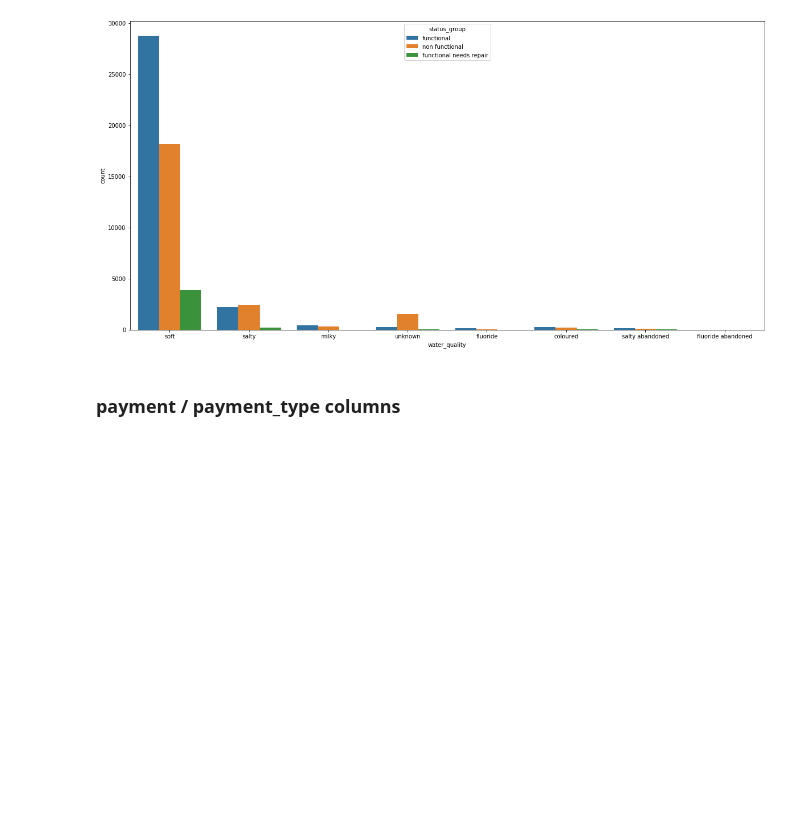
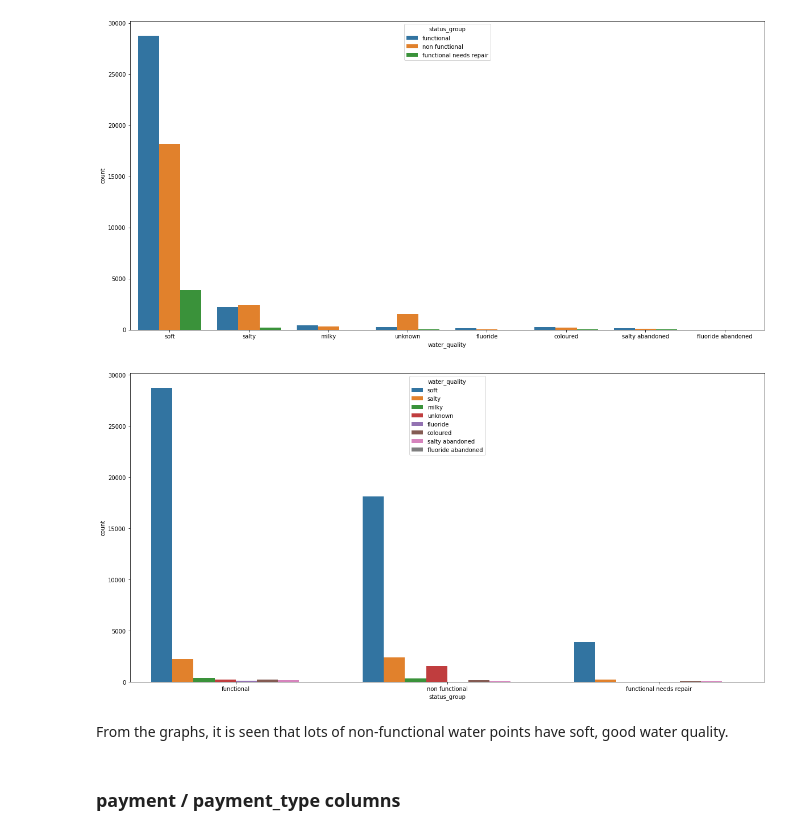
Before and after one commit to ezgigm/Project3_TanzanianWaterWell_Status_Prediction, a Jupyter notebook: STEP1_Cleaning_and_Exploring_Data.ipynb, the cells around one changed output. Saved outputs shown, nothing was run; the diff lists cells and outputs as text; code cells hidden in the pictures; blank space fills up the shorter version.

```diff
--- a/STEP1_Cleaning_and_Exploring_Data.ipynb
+++ b/STEP1_Cleaning_and_Exploring_Data.ipynb
@@ -332,6 +336,13 @@ plt.figure(figsize=(20,10))
 ax = sns.countplot(x='water_quality', hue="status_group", data=df)
 # %% [output]
 [figure]
+# %%
+plt.figure(figsize=(20,10))
+ax = sns.countplot(x='status_group', hue="water_quality", data=df)
+# %% [output]
+[figure, added]
+# %% [markdown]
+From the graphs, it is seen that lots of non-functional water points have soft, good water quality.
 # %% [markdown]
 ### payment / payment_type columns
 # %%
```
Also changed, not shown: parts of 98 cells of this notebook.
